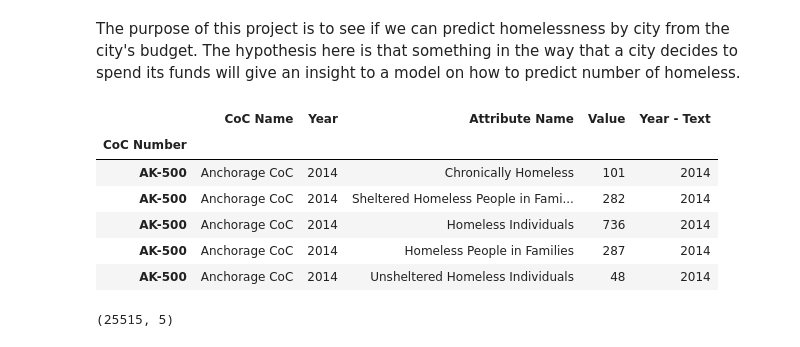
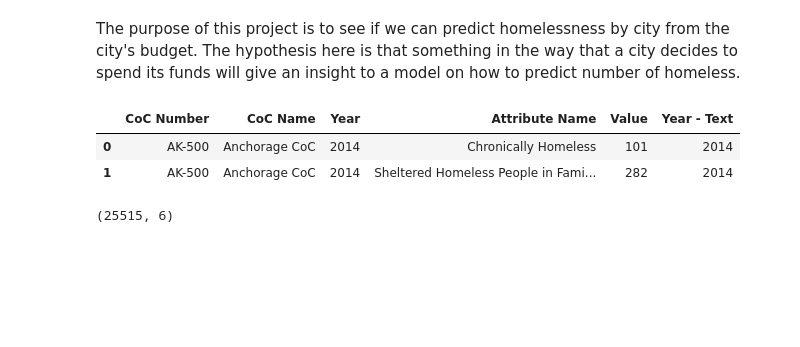
Before and after one commit to Erutis/homelessness-predictor, a Jupyter notebook: homelessness.ipynb, the cells around one changed output. Cells and saved outputs as stored; diff of their text form; code cells hidden in the pictures; blank space fills up the shorter version.

```diff
--- a/homelessness.ipynb
+++ b/homelessness.ipynb
@@ -6,20 +6,15 @@ The purpose of this project is to see if we can predict homelessness by city fro
 import pandas as pd
 import numpy as np
 # %%
-hl = pd.read_csv('Homelessness_Count_-_USA.csv', index_col=0)
-hl_us = pd.read_csv('us_data_homelessness_by_year.csv', index_col=0)
-fisc = pd.read_csv('fisc_data.csv', index_col=0)
+hl = pd.read_csv('Homelessness_Count_-_USA.csv')
+fisc = pd.read_csv('fisc_data.csv')
 # %%
-hl.head()
+hl.head(2)
 # %% [output]
-|  | CoC Name | Year | Attribute Name | Value | Year - Text |
-| CoC Number |  |  |  |  |  |
-| AK-500 | Anchorage CoC | 2014 | Chronically Homeless | 101 | 2014 |
-| AK-500 | Anchorage CoC | 2014 | Sheltered Homeless People in Fami... | 282 | 2014 |
-| AK-500 | Anchorage CoC | 2014 | Homeless Individuals | 736 | 2014 |
-| AK-500 | Anchorage CoC | 2014 | Homeless People in Families | 287 | 2014 |
-| AK-500 | Anchorage CoC | 2014 | Unsheltered Homeless Individuals | 48 | 2014 |
+|  | CoC Number | CoC Name | Year | Attribute Name | Value | Year - Text |
+| 0 | AK-500 | Anchorage CoC | 2014 | Chronically Homeless | 101 | 2014 |
+| 1 | AK-500 | Anchorage CoC | 2014 | Sheltered Homeless People in Fami... | 282 | 2014 |
 # %%
 hl.shape
 # %% [output]
-(25515, 5)
+(25515, 6)
```
Also changed, not shown: parts of 39 cells of this notebook, 1 other file.
